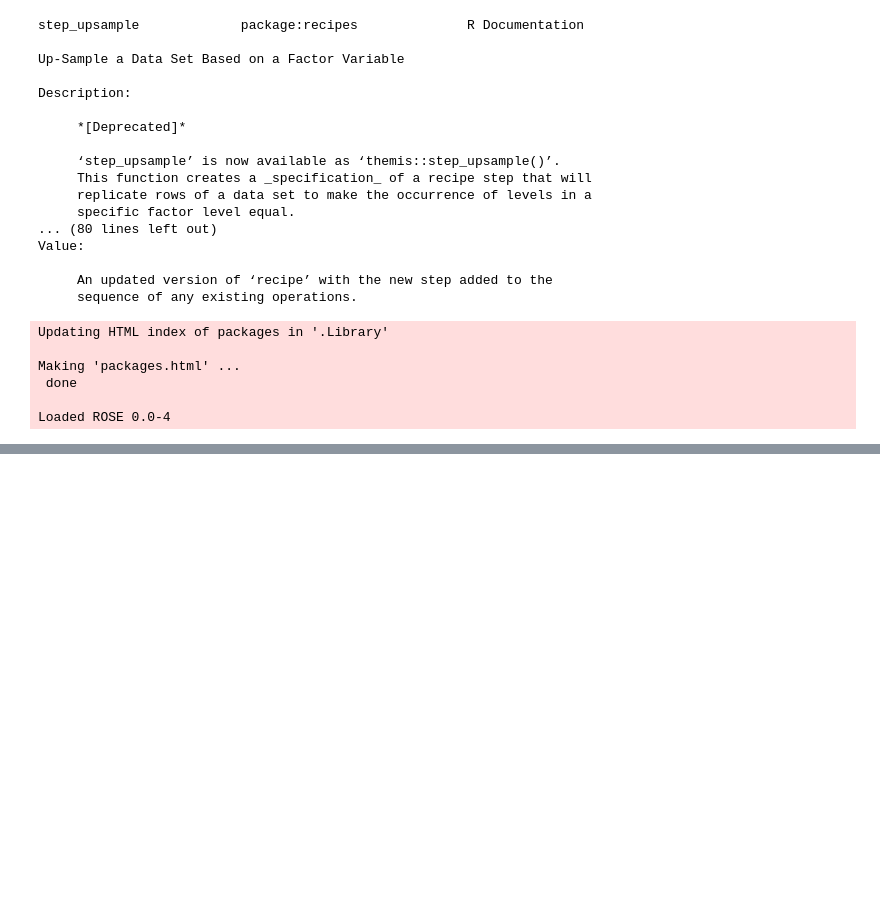
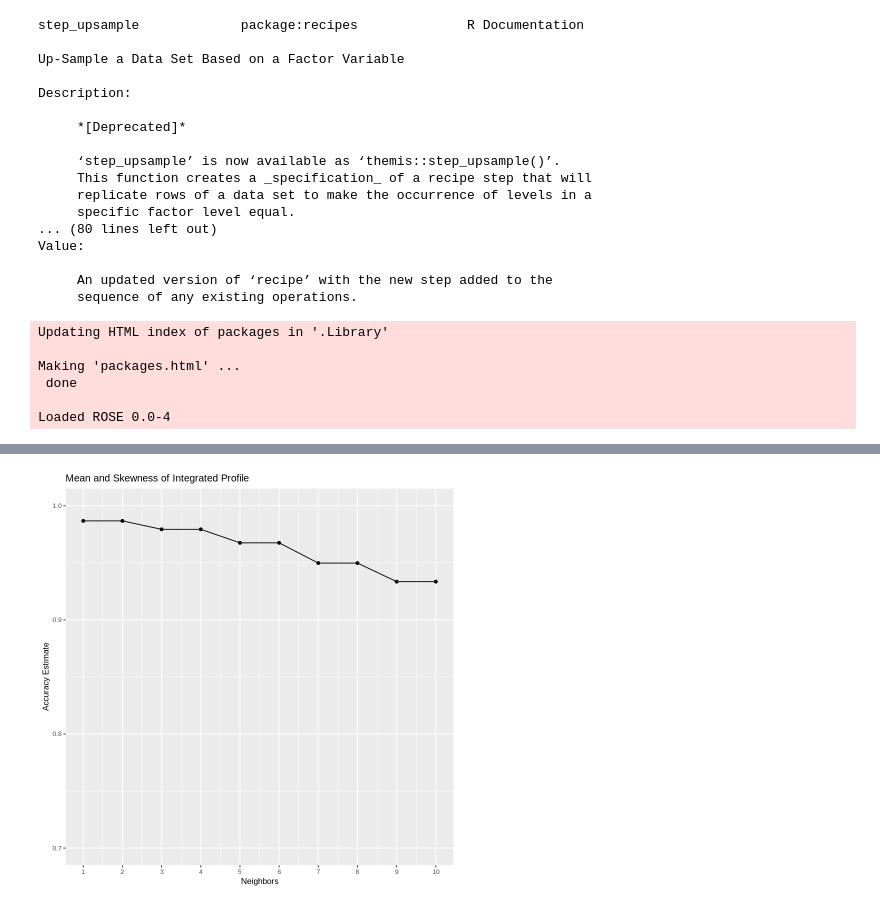
Before and after one commit to kseniak1/DSCI100-Project, a Jupyter notebook: Ksenia_Work.ipynb, the cells around one changed output, grey strips where cells are left out. Saved outputs shown, nothing was run; the diff lists cells and outputs as text; code cells hidden in the pictures; blank space fills up the shorter version.

```diff
--- a/Ksenia_Work.ipynb
+++ b/Ksenia_Work.ipynb
@@ -156,0 +200,28 @@ A tibble: 2 × 2
+# %%
+## Copied from Avishka's notebook
+set.seed(19)
+
+pulsar_ip_recipe_2 <- recipe(class ~ mean_ip + skewness_ip , data = pulsar_training_data) %>%
+     step_scale(all_predictors())%>%
+     step_center(all_predictors())
+
+k_values_2 <- tibble(neighbors = 1:10)
+
+knn_ip_results_2 <- workflow() %>%
+       add_recipe(pulsar_ip_recipe_2) %>%
+       add_model(knn_spec) %>%
+       tune_grid(resamples = pulsar_vfold, grid = k_values_2) %>%
+       collect_metrics() %>%
+       filter(.metric == "accuracy")
+
+ip_plot_2 <- ggplot(knn_ip_results_2, aes(x = neighbors, y = mean)) +
+       geom_point() +
+       geom_line() +
+       scale_x_continuous(breaks = seq(0, 10, by = 1)) +
+       scale_y_continuous(limits = c(0.7, 1.0)) +
+       labs(x = "Neighbors", y = "Accuracy Estimate") +
+       ggtitle("Mean and Skewness of Integrated Profile") +
+       theme(text = element_text(size = 10))
+ip_plot_2
+# %% [output]
+[figure, added]
```
Also changed, not shown: parts of 7 cells of this notebook.
